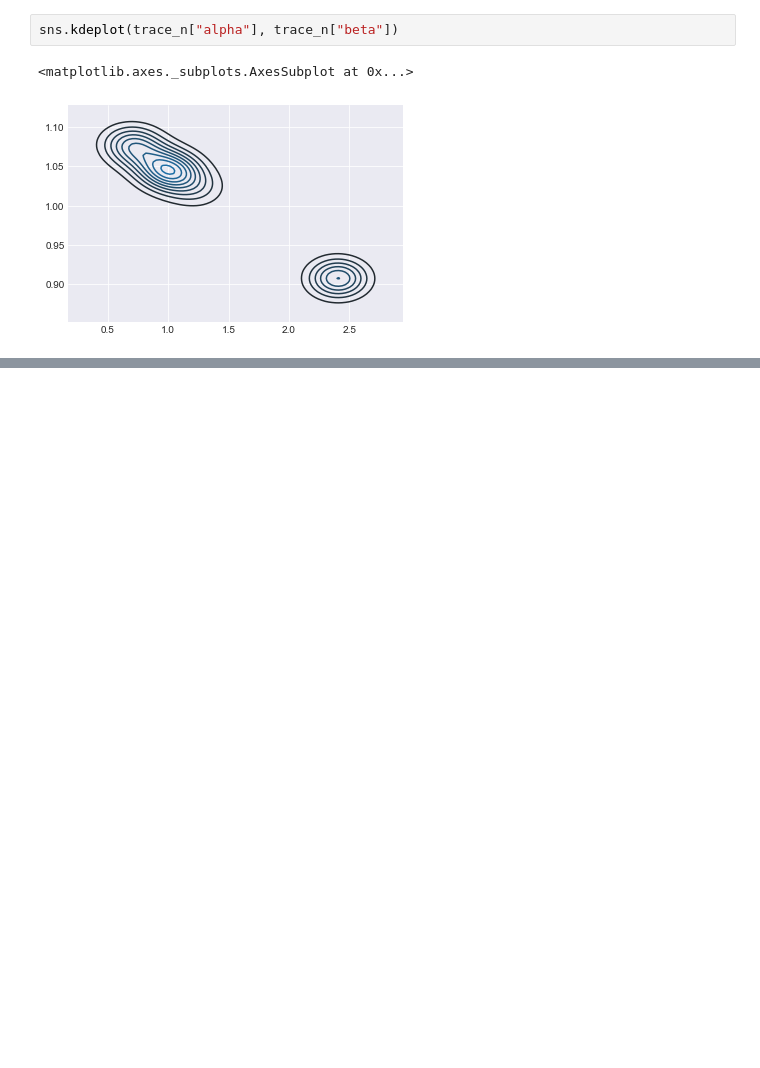
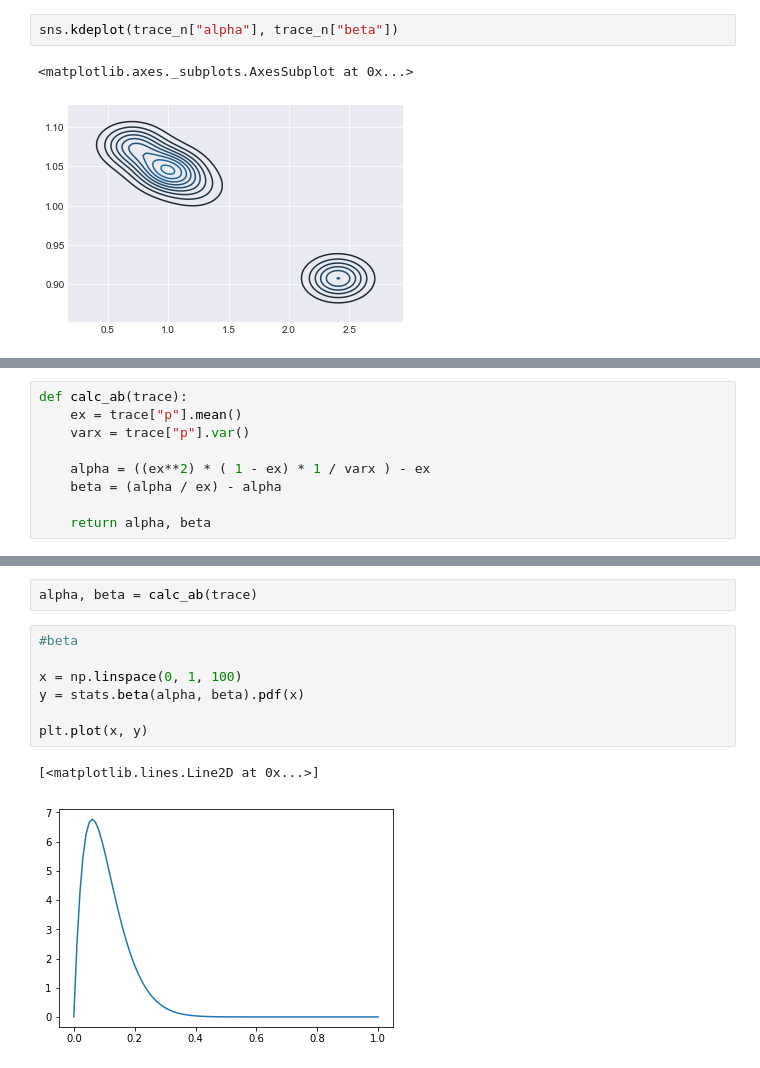
Before and after one commit to shuya106/bayes_repository, a Jupyter notebook: distribution.ipynb, the cells around one changed output, grey strips where cells are left out. Drawn from its saved outputs; the diff is of its cells as text; blank space fills up the shorter version.

```diff
--- a/distribution.ipynb
+++ b/distribution.ipynb
@@ -379,0 +491,9 @@ sns.kdeplot(trace_n["alpha"], trace_n["beta"])
+# %%
+def calc_ab(trace):
+    ex = trace["p"].mean()
+    varx = trace["p"].var()
+
+    alpha = ((ex**2) * ( 1 - ex) * 1 / varx ) - ex
+    beta = (alpha / ex) - alpha
+
+    return alpha, beta
@@ -379,0 +514,12 @@ sns.kdeplot(trace_n["alpha"], trace_n["beta"])
+# %%
+alpha, beta = calc_ab(trace)
+# %%
+#beta
+
+x = np.linspace(0, 1, 100)
+y = stats.beta(alpha, beta).pdf(x)
+
+plt.plot(x, y)
+# %% [output]
+[<matplotlib.lines.Line2D at 0x...>]
+[figure, added]
```
Also changed, not shown: parts of 16 cells of this notebook.
